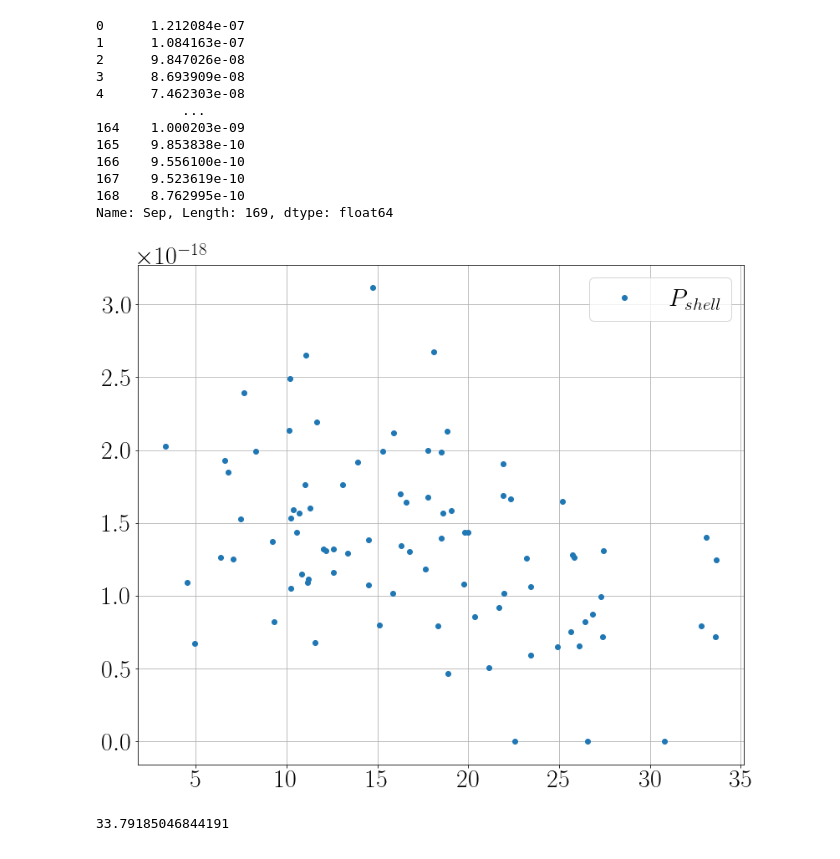
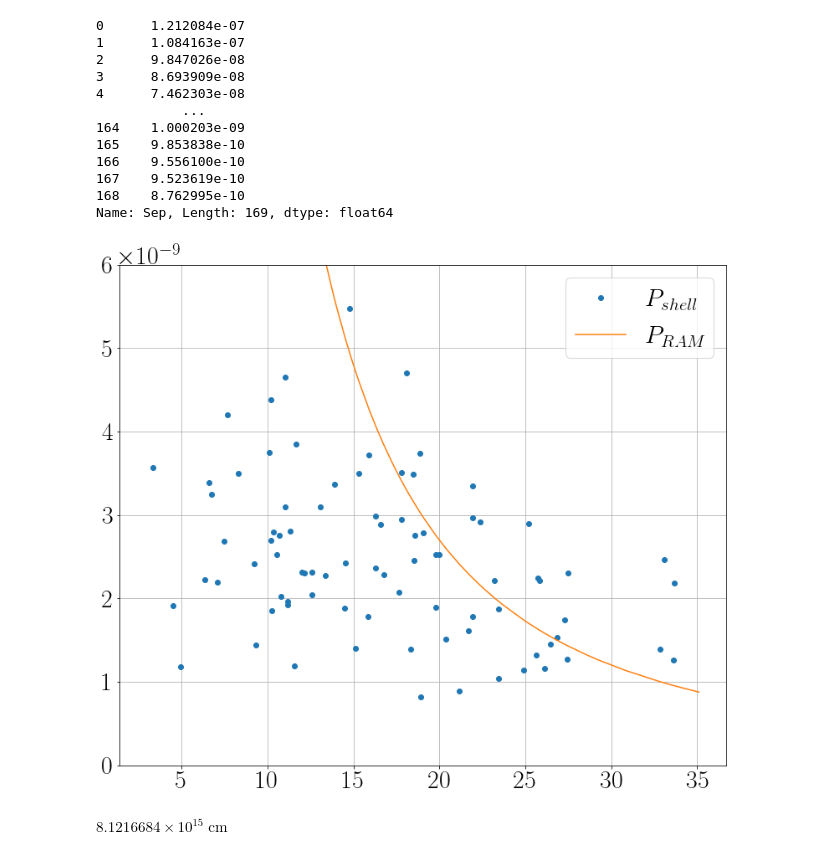
Before and after one commit to will-henney/globule-seminario, a Jupyter notebook: roberto-notebooks/parameters for the globules in M1-67.ipynb, the cells around one changed output. Saved outputs shown, nothing was run; the diff lists cells and outputs as text; code cells hidden in the pictures.

```diff
--- a/roberto-notebooks/parameters for the globules in M1-67.ipynb
+++ b/roberto-notebooks/parameters for the globules in M1-67.ipynb
@@ -218,6 +207,6 @@ To calculate $\ell$ we have
 $$\ell = 2(rh)^{1/2}$$
 where $r$ is $Rshell$ and $h$ is $Hshell$, in the data they are in arcsec, so we multiply by $D$, so $[\ell]=AU$ and finally we convert to $pc$
 # %%
-l = 2*(df1['Rshell']*df1['Hshell'])**(1/2)*D*1.496e+13 #factor to converto to cm
+l = 2*(df['Rshell']*df['Hshell'])**(1/2)*D*4.84814e-6 #factor to converto to cm
 l #in cm
 # %% [output]
@@ -240,7 +261,7 @@ and for the intensity
 $$\frac{I}{cgs}=\frac{1.17\times10^{-13}3.086\times10^{18}}{4\pi}EM$$
 $$\Rightarrow EM=\Big(\frac{I}{B}\Big)\frac{4\pi 0.0137(h\nu)_{\alpha}}{3.61\times10^5}$$
 # %%
-EM = (df1['Bshell'])*(0.0137*4*np.pi)/(3.61E5*E)
+EM = (df['Bshell'])*(0.0137*4*np.pi)/(3.61E5*E)
 EM
 # %% [output]
 0      40345.854671
@@ -291,7 +312,7 @@ P_shell
 168             NaN
 Length: 169, dtype: float64
 # %%
-radius = df1['Sep']*D*1.496e+13
+radius = df['Sep']*D*1.496e+13
 P_RAM = ((M_loss).cgs*(v_inf).cgs)/(4*np.pi*radius**2)
 P_RAM
 # %% [output]
@@ -308,16 +329,16 @@ P_RAM
 168    8.762995e-10
 Name: Sep, Length: 169, dtype: float64
 # %%
-plt.plot(df1['Sep'],P_shell,'o',label = r'$P_{shell}$')
-#plt.plot(df1['Sep'],P_RAM,label=r'$P_{RAM}$')
+plt.plot(df['Sep'],P_shell,'o',label = r'$P_{shell}$')
+plt.plot(df['Sep'],P_RAM,label=r'$P_{RAM}$')
 plt.legend()
 #plt.yscale('log')
-#plt.xlim(20,30)
+plt.ylim(0,6.0E-9)
 plt.grid()
 plt.show()
 # %% [output]
-[figure, old version]
+[figure, new version]
-# %%
-sum(df1['Bshell'])
-# %% [output]
-33.79185046844191
+# %%
+r.to('cm')
+# %% [output]
+$8.1216684 \times 10^{15} \; \mathrm{cm}$
```
Also changed, not shown: parts of 24 cells of this notebook.
